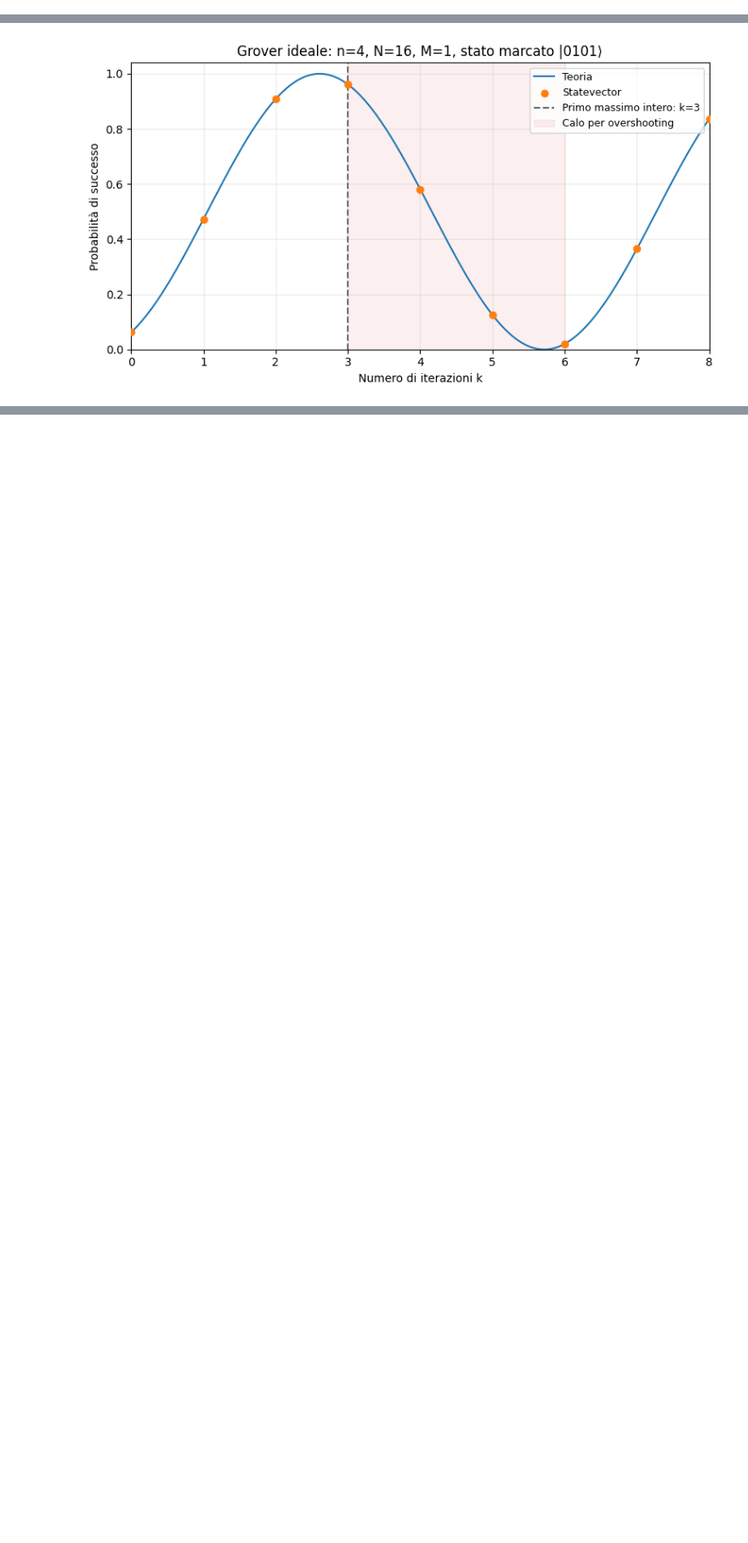
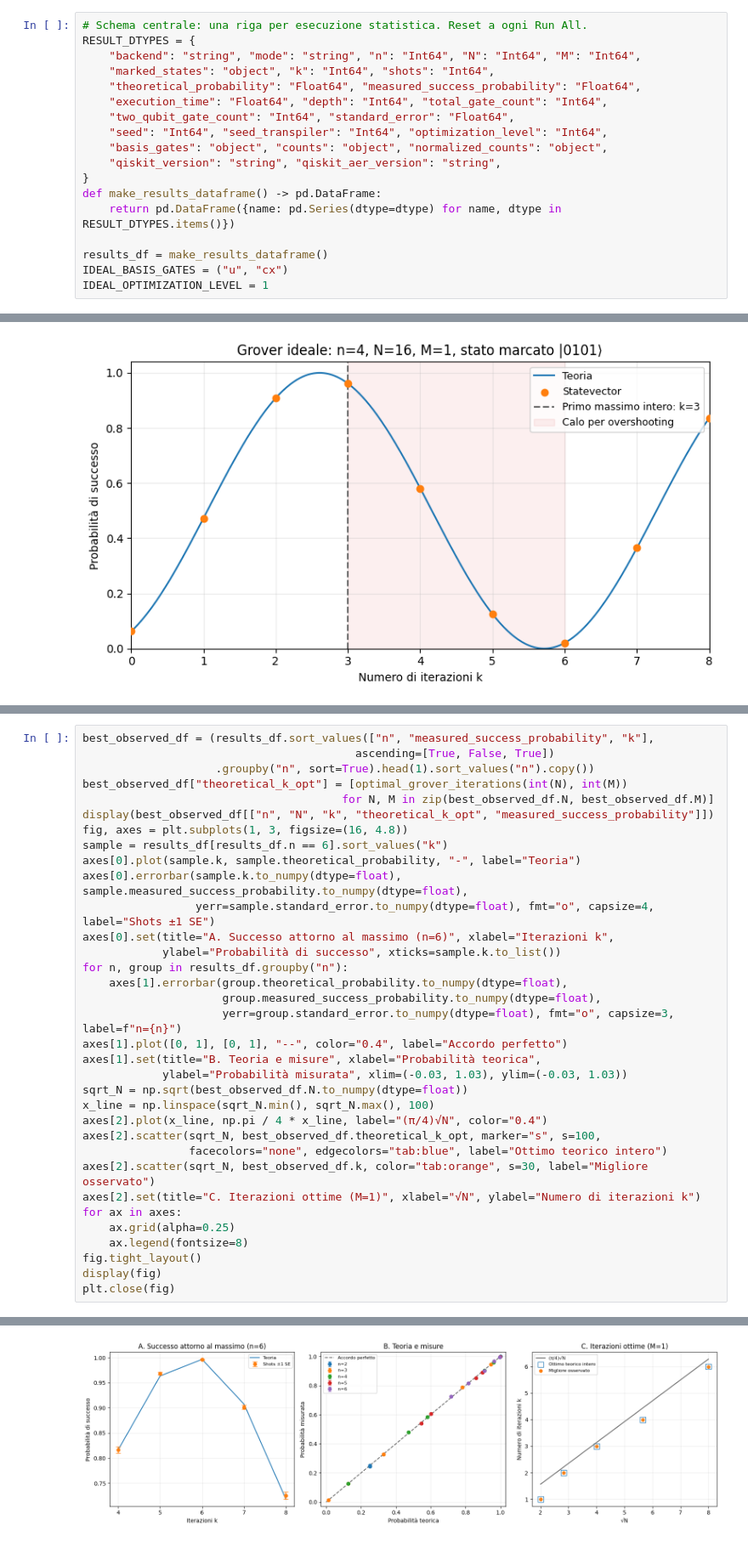
Before and after one commit to Pier2690/QuantumComputing, a Jupyter notebook: Grover.ipynb, the cells around one changed output, grey strips where cells are left out. Shown at 85% size. Drawn from its saved outputs; the diff is of its cells as text; blank space fills up the shorter version.

```diff
--- a/Grover.ipynb
+++ b/Grover.ipynb
@@ -80,3 +89,21 @@ validate_problem(N_QUBITS_DEFAULT, MARKED_STATES_DEFAULT)
+# %%
+# Schema centrale: una riga per esecuzione statistica. Reset a ogni Run All.
+RESULT_DTYPES = {
+    "backend": "string", "mode": "string", "n": "Int64", "N": "Int64", "M": "Int64",
+    "marked_states": "object", "k": "Int64", "shots": "Int64",
+    "theoretical_probability": "Float64", "measured_success_probability": "Float64",
+    "execution_time": "Float64", "depth": "Int64", "total_gate_count": "Int64",
+    "two_qubit_gate_count": "Int64", "standard_error": "Float64",
+    "seed": "Int64", "seed_transpiler": "Int64", "optimization_level": "Int64",
+    "basis_gates": "object", "counts": "object", "normalized_counts": "object",
+    "qiskit_version": "string", "qiskit_aer_version": "string",
+}
+def make_results_dataframe() -> pd.DataFrame:
+    return pd.DataFrame({name: pd.Series(dtype=dtype) for name, dtype in RESULT_DTYPES.items()})
+
+results_df = make_results_dataframe()
+IDEAL_BASIS_GATES = ("u", "cx")
+IDEAL_OPTIMIZATION_LEVEL = 1
 # %% [markdown]
 ## 5. Costruzione dell'oracolo
 Per uno stato marcato $O=I-2|w\rangle\langle w|$. L'ortonormalità della base dà
@@ -583,0 +775,35 @@ plt.close(fig)
+# %%
+best_observed_df = (results_df.sort_values(["n", "measured_success_probability", "k"],
+                                         ascending=[True, False, True])
+                    .groupby("n", sort=True).head(1).sort_values("n").copy())
+best_observed_df["theoretical_k_opt"] = [optimal_grover_iterations(int(N), int(M))
+                                       for N, M in zip(best_observed_df.N, best_observed_df.M)]
+display(best_observed_df[["n", "N", "k", "theoretical_k_opt", "measured_success_probability"]])
+fig, axes = plt.subplots(1, 3, figsize=(16, 4.8))
+sample = results_df[results_df.n == 6].sort_values("k")
+axes[0].plot(sample.k, sample.theoretical_probability, "-", label="Teoria")
+axes[0].errorbar(sample.k.to_numpy(dtype=float), sample.measured_success_probability.to_numpy(dtype=float),
+                 yerr=sample.standard_error.to_numpy(dtype=float), fmt="o", capsize=4, label="Shots ±1 SE")
+axes[0].set(title="A. Successo attorno al massimo (n=6)", xlabel="Iterazioni k",
+            ylabel="Probabilità di successo", xticks=sample.k.to_list())
+for n, group in results_df.groupby("n"):
+    axes[1].errorbar(group.theoretical_probability.to_numpy(dtype=float),
+                     group.measured_success_probability.to_numpy(dtype=float),
+                     yerr=group.standard_error.to_numpy(dtype=float), fmt="o", capsize=3, label=f"n={n}")
+axes[1].plot([0, 1], [0, 1], "--", color="0.4", label="Accordo perfetto")
+axes[1].set(title="B. Teoria e misure", xlabel="Probabilità teorica",
+            ylabel="Probabilità misurata", xlim=(-0.03, 1.03), ylim=(-0.03, 1.03))
+sqrt_N = np.sqrt(best_observed_df.N.to_numpy(dtype=float))
+x_line = np.linspace(sqrt_N.min(), sqrt_N.max(), 100)
+axes[2].plot(x_line, np.pi / 4 * x_line, label="(π/4)√N", color="0.4")
+axes[2].scatter(sqrt_N, best_observed_df.theoretical_k_opt, marker="s", s=100,
+                facecolors="none", edgecolors="tab:blue", label="Ottimo teorico intero")
+axes[2].scatter(sqrt_N, best_observed_df.k, color="tab:orange", s=30, label="Migliore osservato")
+axes[2].set(title="C. Iterazioni ottime (M=1)", xlabel="√N", ylabel="Numero di iterazioni k")
+for ax in axes:
+    ax.grid(alpha=0.25)
+    ax.legend(fontsize=8)
+fig.tight_layout()
+display(fig)
+plt.close(fig)
+# %% [output]
@@ -584,3 +816,4 @@ plt.close(fig)
+[figure, added]
 # %% [markdown]
 ## 16. Conclusioni della verifica ideale
 Gli assert confrontano teoria e Statevector per 27 combinazioni di n e k, con una soluzione
```
Also changed, not shown: parts of 17 cells of this notebook.
